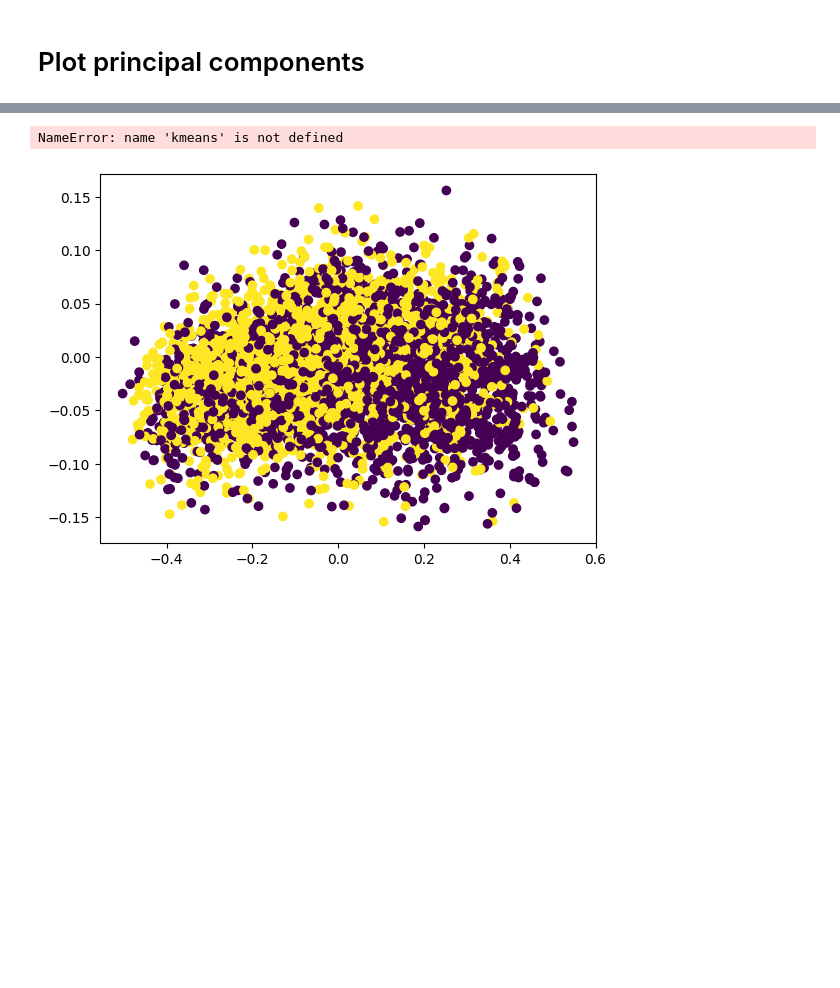
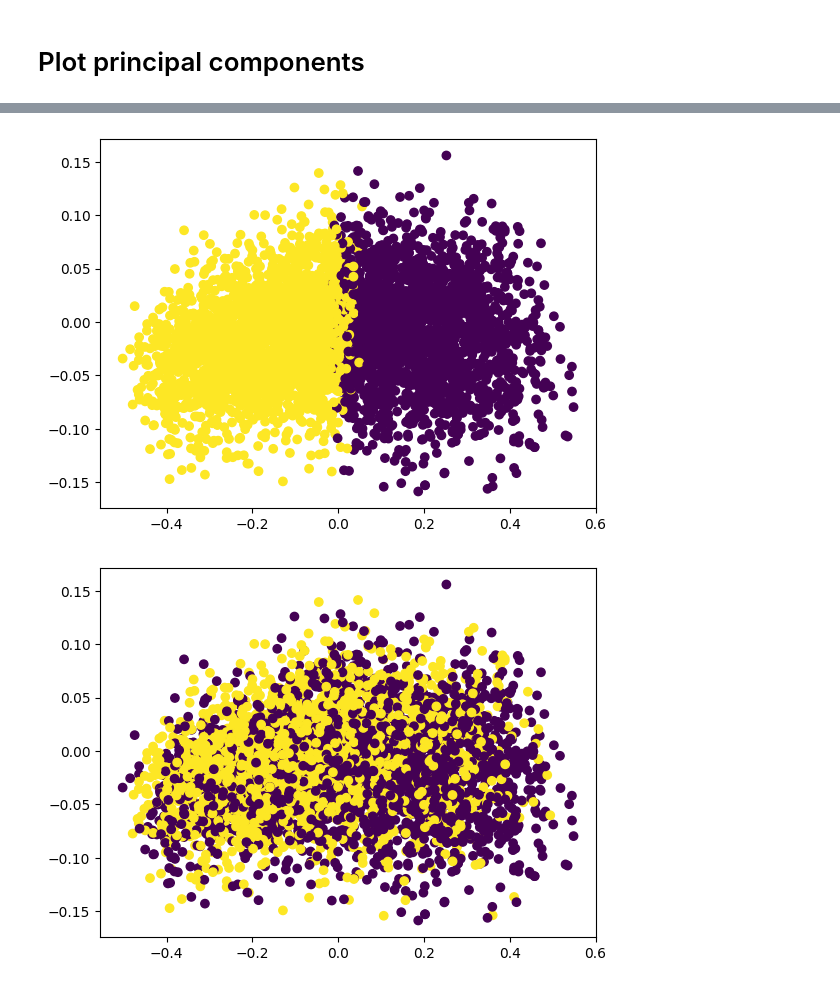
Before and after one commit to ben-dom393/DSA4263_Dating_Fraud, a Jupyter notebook: notebooks/profiles_logistic_regression.ipynb, the cells around one changed output, grey strips where cells are left out. Drawn from its saved outputs; the diff is of its cells as text; code cells hidden in the pictures; blank space fills up the shorter version.

```diff
--- a/notebooks/profiles_logistic_regression.ipynb
+++ b/notebooks/profiles_logistic_regression.ipynb
@@ -565,9 +565,14 @@ array([0.07068348, 0.06272733], dtype=float32)
 # %%
-# plot the clusters
+
+# Instantiate KMeans with the desired number of clusters
+kmeans = KMeans(n_clusters=2, random_state=42)
+
+# Fit KMeans to your data
+kmeans.fit(X_train_encoded)
 plt.scatter(pca_2_result[:, 0], X_train_encoded[:, 1], c=kmeans.labels_, cmap='viridis')
 plt.show()
 # %% [output]
-NameError: name 'kmeans' is not defined
+[figure, added]
 # %%
 # plot the clusters with real labels
 plt.scatter(pca_2_result[:, 0], X_train_encoded[:, 1], c=y_train, cmap='viridis')
```
Also changed, not shown: parts of 4 cells of this notebook.
